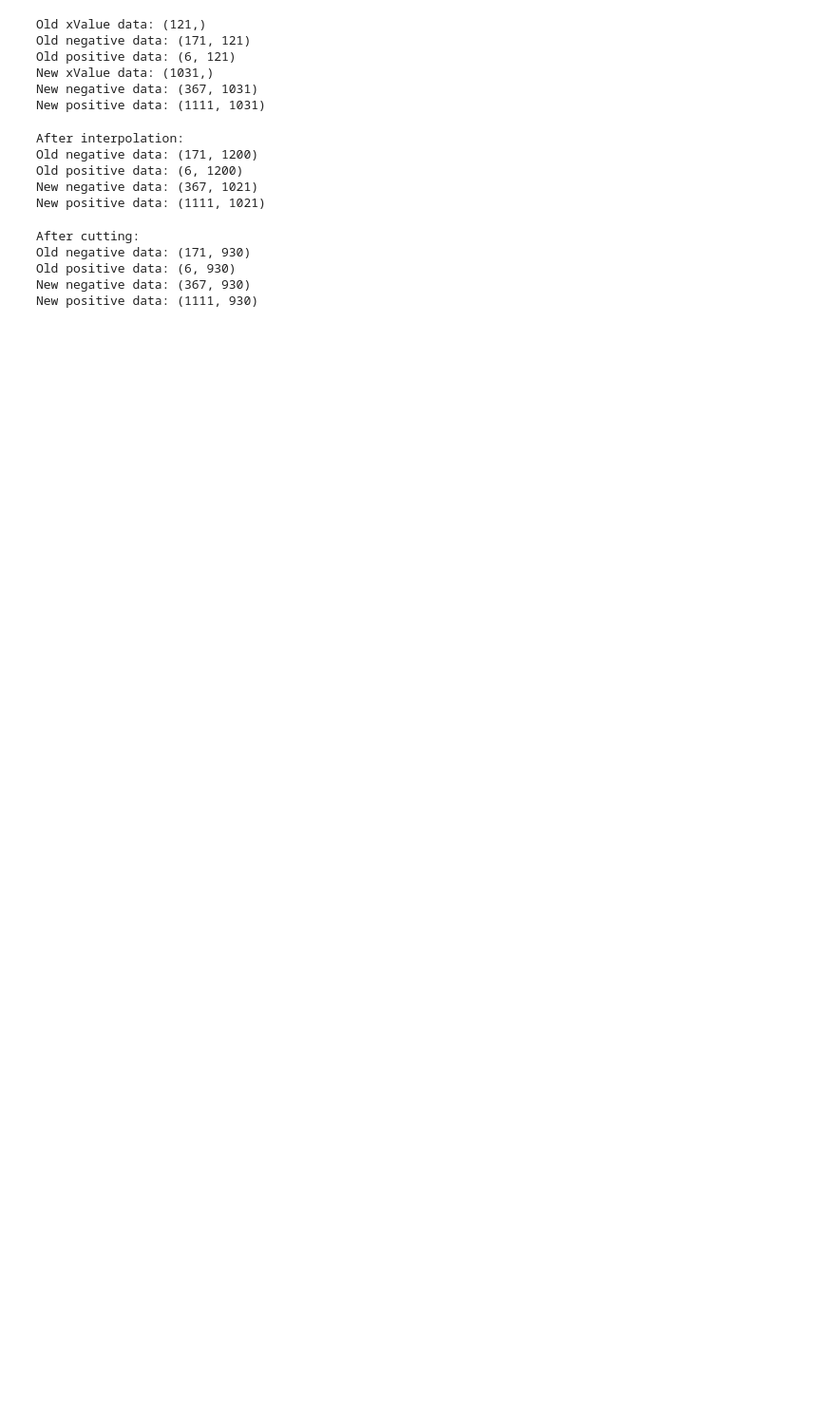
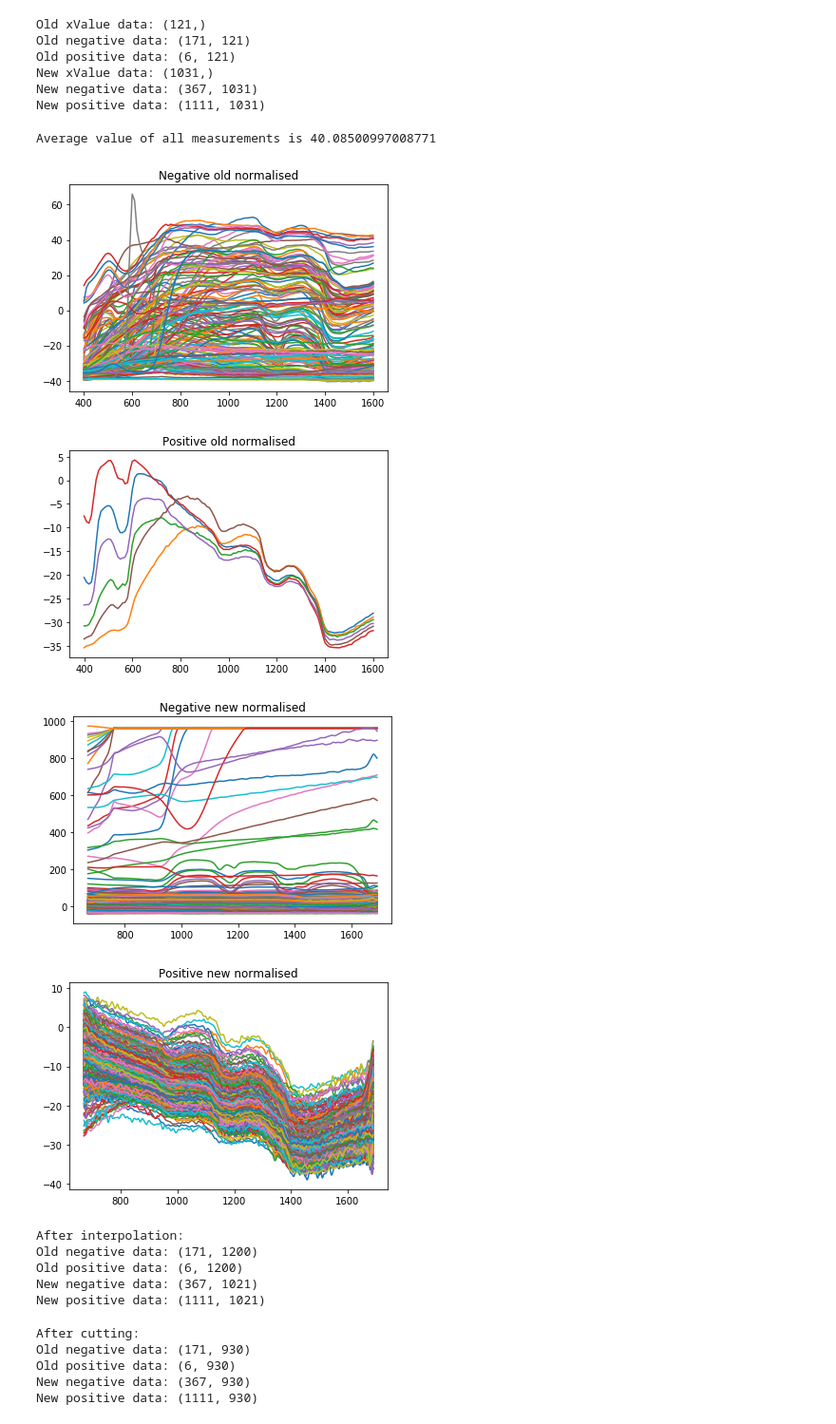
Before and after one commit to Genises/H-BRS_NeuralNetworks, a Jupyter notebook: NN_Project_29.10.2018.ipynb, the cells around one changed output. Shown at 95% size. Cells and saved outputs as stored; diff of their text form; code cells hidden in the pictures; blank space fills up the shorter version.

```diff
--- a/NN_Project_29.10.2018.ipynb
+++ b/NN_Project_29.10.2018.ipynb
@@ -165,6 +166,35 @@ for i in range(len(dataPositivesOld)):
 
 for i in range(len(dataNegativesOld)):
     tmp_negative_old[i,:] = np.interp(xValuesAlteredOld,xValuesOld,dataNegativesOld[i,:])
+# %%
+# Normalisation of ys over all data
+
+# Stores average value of each measure
+avg = []
+for dataSet in [dataNegativesOld, dataPositivesOld, dataNegativesNew, dataPositivesNew]:
+    for measure in dataSet:
+        # Average for each measure
+        avg.append(np.average(measure))
+avg = np.average(avg)
+print("Average value of all measurements is", avg)
+
+# Use average to normalise data
+for dataSet in [dataNegativesOld, dataPositivesOld, dataNegativesNew, dataPositivesNew]:
+    for index, measure in enumerate(dataSet):
+        # Average for each measure
+        dataSet[index] = measure - avg
+
+#--------------------------------------------------------------------------------Plott Data
+plottSpectrals(xValuesOld,dataNegativesOld, "Negative old normalised")
+plottSpectrals(xValuesOld,dataPositivesOld, "Positive old normalised")
+plottSpectrals(xValuesNew,dataNegativesNew, "Negative new normalised")
+plottSpectrals(xValuesNew,dataPositivesNew, "Positive new normalised")
+# %% [output]
+Average value of all measurements is 40.08500997008771
+[figure, added]
+[figure, added]
+[figure, added]
+[figure, added]
 # %%
 #---------------------------------------------------------------------------------Print new data format
 
```
Also changed, not shown: parts of 8 cells of this notebook, 1 other file.
